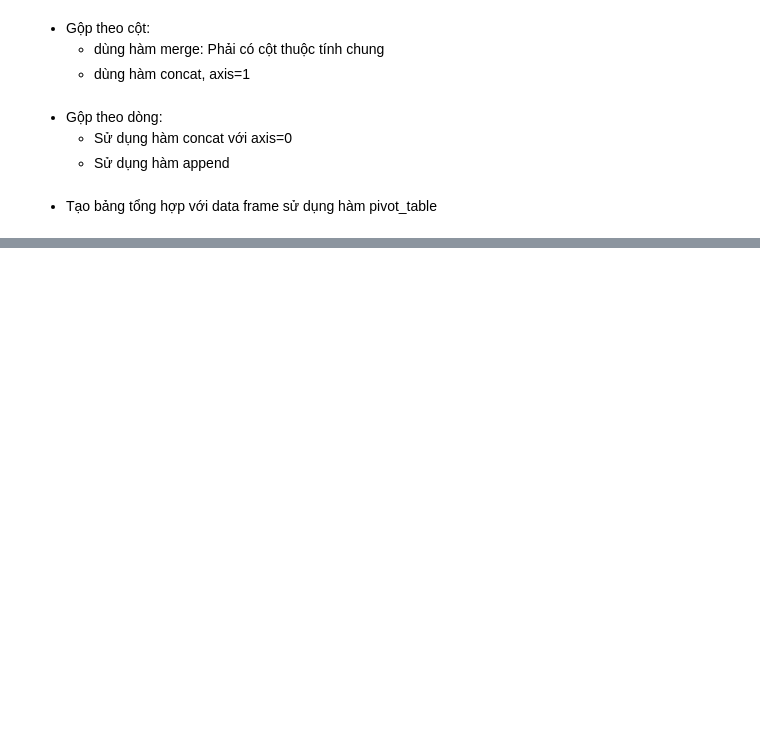
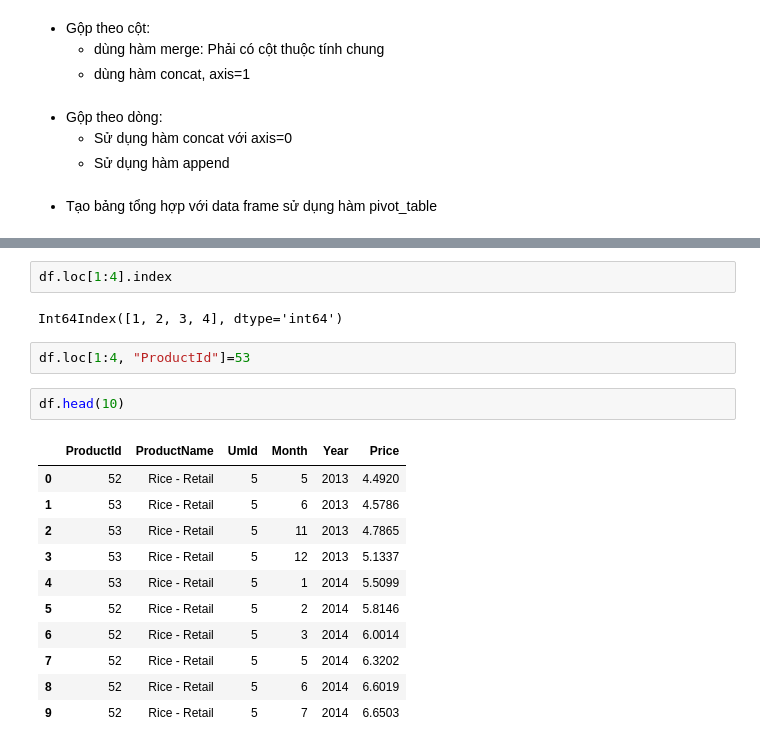
Before and after one commit to hainmit09/DataAnalysis, a Jupyter notebook: Bài_2_Pandas_2.ipynb, the cells around one changed output, grey strips where cells are left out. Drawn from its saved outputs; the diff is of its cells as text; blank space fills up the shorter version.

```diff
--- a/Bài_2_Pandas_2.ipynb
+++ b/Bài_2_Pandas_2.ipynb
@@ -662,0 +703,20 @@ Dữ liệu thì có thể được gộp theo dòng hoặc theo cột
+# %%
+df.loc[1:4].index
+# %% [output]
+Int64Index([1, 2, 3, 4], dtype='int64')
+# %%
+df.loc[1:4, "ProductId"]=53
+# %%
+df.head(10)
+# %% [output]
+|  | ProductId | ProductName | UmId | Month | Year | Price |
+| 0 | 52 | Rice - Retail | 5 | 5 | 2013 | 4.4920 |
+| 1 | 53 | Rice - Retail | 5 | 6 | 2013 | 4.5786 |
+| 2 | 53 | Rice - Retail | 5 | 11 | 2013 | 4.7865 |
+| 3 | 53 | Rice - Retail | 5 | 12 | 2013 | 5.1337 |
+| 4 | 53 | Rice - Retail | 5 | 1 | 2014 | 5.5099 |
+| 5 | 52 | Rice - Retail | 5 | 2 | 2014 | 5.8146 |
+| 6 | 52 | Rice - Retail | 5 | 3 | 2014 | 6.0014 |
+| 7 | 52 | Rice - Retail | 5 | 5 | 2014 | 6.3202 |
+| 8 | 52 | Rice - Retail | 5 | 6 | 2014 | 6.6019 |
+| 9 | 52 | Rice - Retail | 5 | 7 | 2014 | 6.6503 |
```
Also changed, not shown: parts of 8 cells of this notebook.
